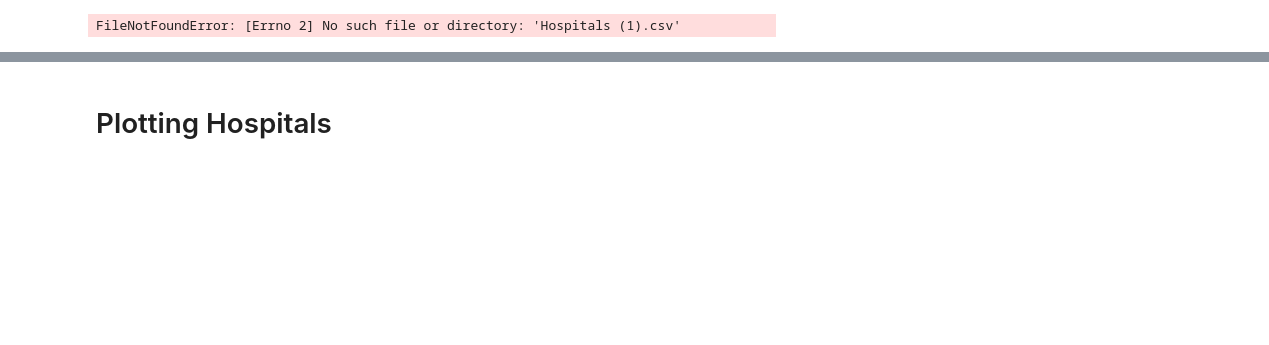
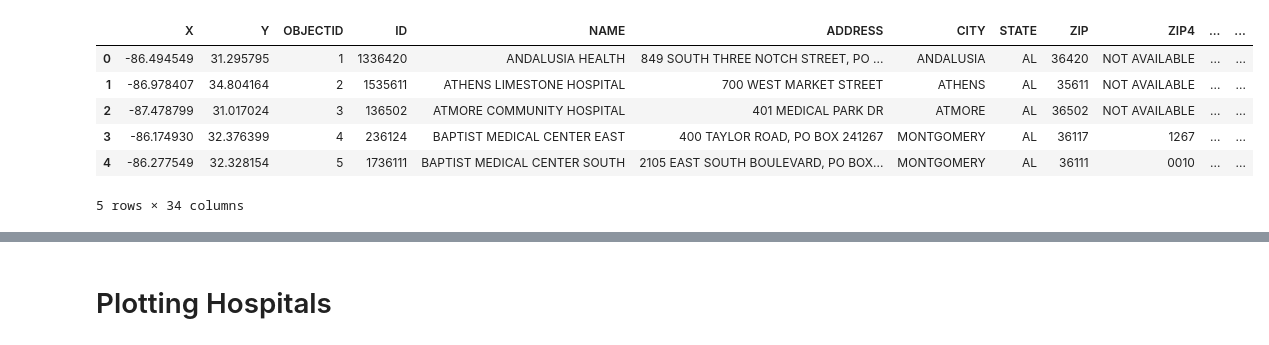
Before and after one commit to ElliottGAbel/Liminal_Cities, a Jupyter notebook: Hospital_Map.ipynb, the cells around one changed output, grey strips where cells are left out. Saved outputs shown, nothing was run; the diff lists cells and outputs as text; code cells hidden in the pictures; blank space fills up the shorter version.

```diff
--- a/Hospital_Map.ipynb
+++ b/Hospital_Map.ipynb
@@ -17,10 +16,16 @@ dataFolder = sharedFolder + 'data/'
 # %%
-df_path = "Hospitals (1).csv"
+df_path = dataFolder + "Hospitals (1).csv"
 
 df = pd.read_csv(df_path)
 df.head()
 # %% [output]
+|  | X | Y | OBJECTID | ID | NAME | ADDRESS | CITY | STATE | ZIP | ZIP4 | ... | ... |
+| 0 | -86.494549 | 31.295795 | 1 | 1336420 | ANDALUSIA HEALTH | 849 SOUTH THREE NOTCH STREET, PO ... | ANDALUSIA | AL | 36420 | NOT AVAILABLE | ... | ... |
+| 1 | -86.978407 | 34.804164 | 2 | 1535611 | ATHENS LIMESTONE HOSPITAL | 700 WEST MARKET STREET | ATHENS | AL | 35611 | NOT AVAILABLE | ... | ... |
+| 2 | -87.478799 | 31.017024 | 3 | 136502 | ATMORE COMMUNITY HOSPITAL | 401 MEDICAL PARK DR | ATMORE | AL | 36502 | NOT AVAILABLE | ... | ... |
+| 3 | -86.174930 | 32.376399 | 4 | 236124 | BAPTIST MEDICAL CENTER EAST | 400 TAYLOR ROAD, PO BOX 241267 | MONTGOMERY | AL | 36117 | 1267 | ... | ... |
+| 4 | -86.277549 | 32.328154 | 5 | 1736111 | BAPTIST MEDICAL CENTER SOUTH | 2105 EAST SOUTH BOULEVARD, PO BOX... | MONTGOMERY | AL | 36111 | 0010 | ... | ... |
-FileNotFoundError: [Errno 2] No such file or directory: 'Hospitals (1).csv'
+5 rows × 34 columns
 # %%
 
 
```
Also changed, not shown: parts of 5 cells of this notebook, 47 other files.
